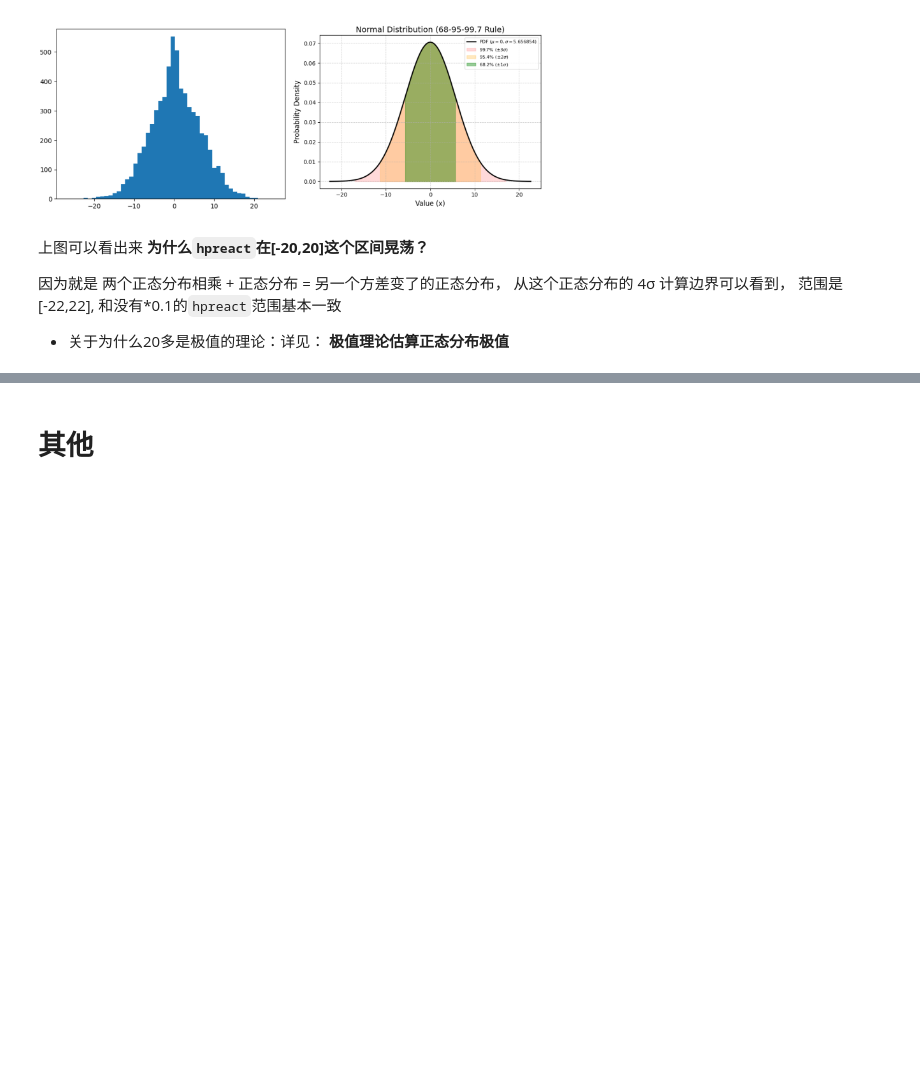
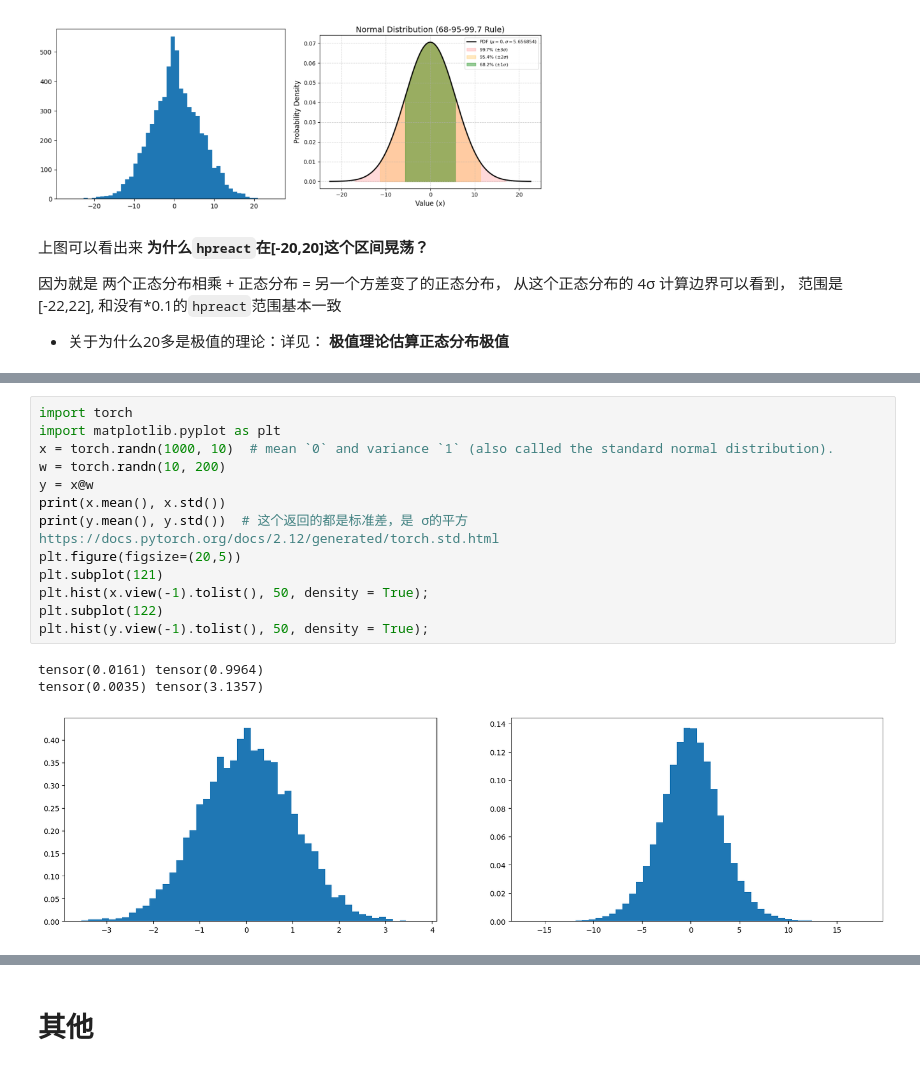
Before and after one commit to CastleDream/learnGPTfromScratch, a Jupyter notebook: code/4_MLP2_makemore.ipynb, the cells around one changed output, grey strips where cells are left out. Drawn from its saved outputs; the diff is of its cells as text; blank space fills up the shorter version.

```diff
--- a/code/4_MLP2_makemore.ipynb
+++ b/code/4_MLP2_makemore.ipynb
@@ -789,0 +811,17 @@ print(x, normal_pdf(x, 0, math.sqrt(32)))
+# %%
+import torch
+import matplotlib.pyplot as plt
+x = torch.randn(1000, 10)  # mean `0` and variance `1` (also called the standard normal distribution).
+w = torch.randn(10, 200)
+y = x@w
+print(x.mean(), x.std())
+print(y.mean(), y.std())  # 这个返回的都是标准差，是 σ的平方  https://docs.pytorch.org/docs/2.12/generated/torch.std.html
+plt.figure(figsize=(20,5))
+plt.subplot(121)
+plt.hist(x.view(-1).tolist(), 50, density = True);
+plt.subplot(122)
+plt.hist(y.view(-1).tolist(), 50, density = True);
+# %% [output]
+tensor(0.0161) tensor(0.9964)
+tensor(0.0035) tensor(3.1357)
+[figure, added]
```
Also changed, not shown: parts of 9 cells of this notebook, 1 other file.
